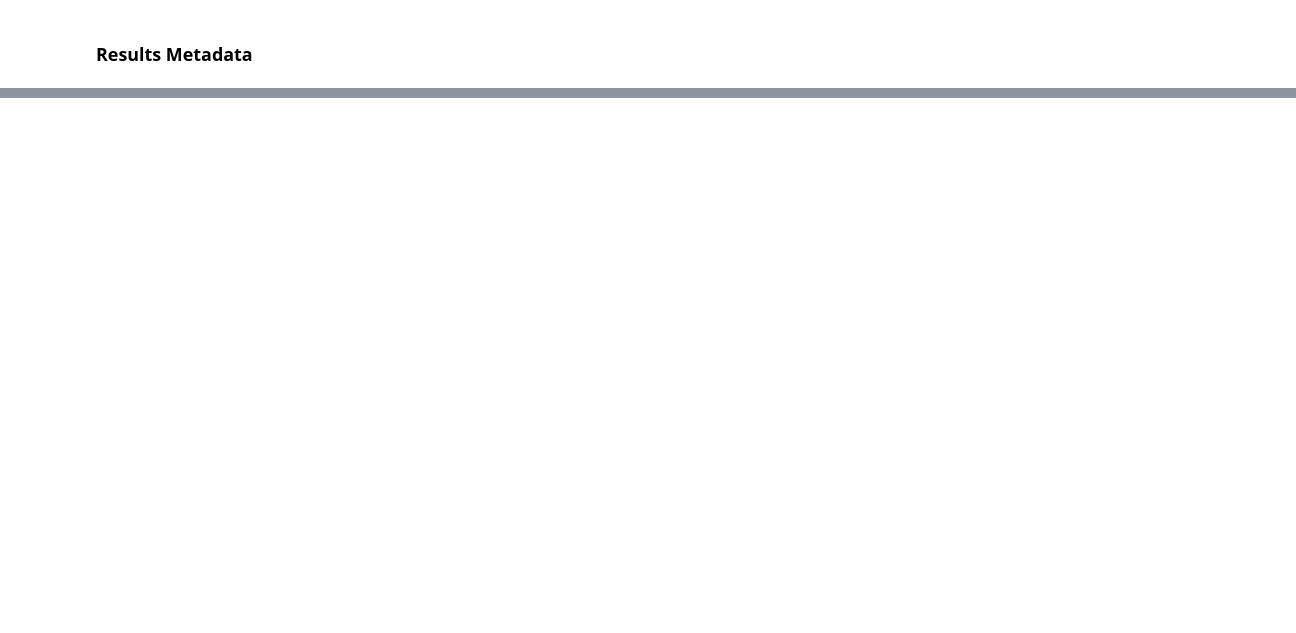
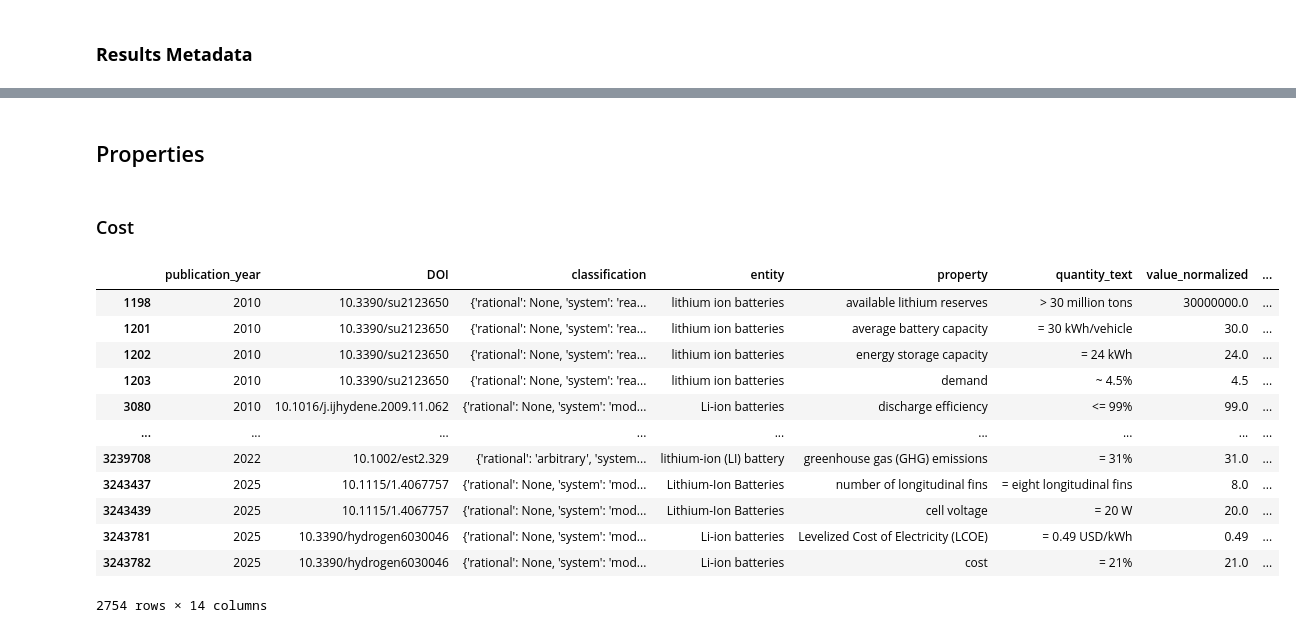
Before and after one commit to FZJ-IEK3-VSA/quinex-energy-system-studies, a Jupyter notebook: notebooks/Step3_QuinexMetadata.ipynb, the cells around one changed output, grey strips where cells are left out. Saved outputs shown, nothing was run; the diff lists cells and outputs as text; code cells hidden in the pictures; blank space fills up the shorter version.

```diff
--- a/notebooks/Step3_QuinexMetadata.ipynb
+++ b/notebooks/Step3_QuinexMetadata.ipynb
@@ -204,0 +311,22 @@ discussion.save_df(electrolyzer_df, "../data/visualisation_files/electrolyzer/df
+# %% [markdown]
+## Properties
+# %% [markdown]
+### Cost
+# %%
+technologies_df = pd.read_parquet("../data/visualisation_files/df_technologies.parquet")
+# %%
+technologies_df[technologies_df["entity_mapping"] == "Lithium-Ion Battery"]
+# %% [output]
+|  | publication_year | DOI | classification | entity | property | quantity_text | value_normalized | ... |
+| 1198 | 2010 | 10.3390/su2123650 | {'rational': None, 'system': 'rea... | lithium ion batteries | available lithium reserves | > 30 million tons | 30000000.0 | ... |
+| 1201 | 2010 | 10.3390/su2123650 | {'rational': None, 'system': 'rea... | lithium ion batteries | average battery capacity | = 30 kWh/vehicle | 30.0 | ... |
+| 1202 | 2010 | 10.3390/su2123650 | {'rational': None, 'system': 'rea... | lithium ion batteries | energy storage capacity | = 24 kWh | 24.0 | ... |
+| 1203 | 2010 | 10.3390/su2123650 | {'rational': None, 'system': 'rea... | lithium ion batteries | demand | ~ 4.5% | 4.5 | ... |
+| 3080 | 2010 | 10.1016/j.ijhydene.2009.11.062 | {'rational': None, 'system': 'mod... | Li-ion batteries | discharge efficiency | <= 99% | 99.0 | ... |
+| ... | ... | ... | ... | ... | ... | ... | ... | ... |
+| 3239708 | 2022 | 10.1002/est2.329 | {'rational': 'arbitrary', 'system... | lithium-ion (LI) battery | greenhouse gas (GHG) emissions | = 31% | 31.0 | ... |
+| 3243437 | 2025 | 10.1115/1.4067757 | {'rational': None, 'system': 'mod... | Lithium-Ion Batteries | number of longitudinal fins | = eight longitudinal fins | 8.0 | ... |
+| 3243439 | 2025 | 10.1115/1.4067757 | {'rational': None, 'system': 'mod... | Lithium-Ion Batteries | cell voltage | = 20 W | 20.0 | ... |
+| 3243781 | 2025 | 10.3390/hydrogen6030046 | {'rational': None, 'system': 'mod... | Li-ion batteries | Levelized Cost of Electricity (LCOE) | = 0.49 USD/kWh | 0.49 | ... |
+| 3243782 | 2025 | 10.3390/hydrogen6030046 | {'rational': None, 'system': 'mod... | Li-ion batteries | cost | = 21% | 21.0 | ... |
+2754 rows × 14 columns
```
Also changed, not shown: parts of 77 cells of this notebook, 14 other files.
